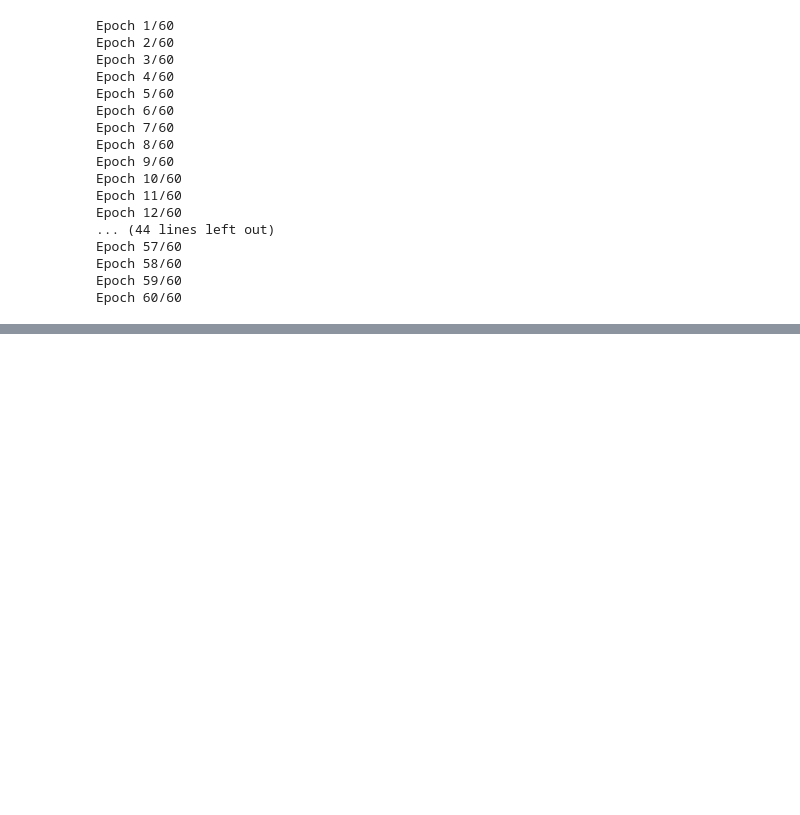
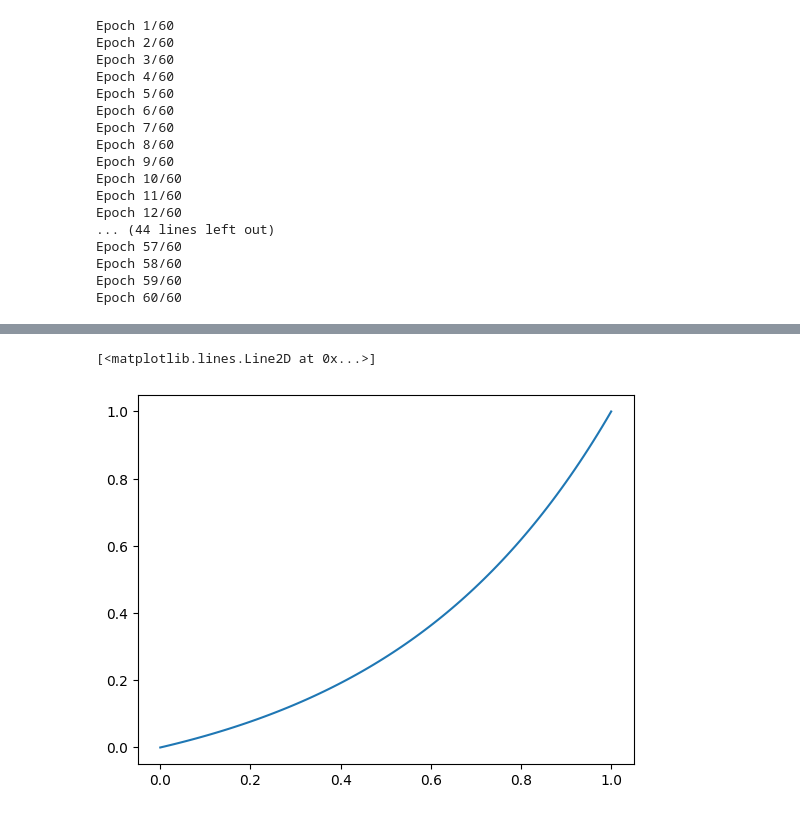
Before and after one commit to ChristianPorsmose/UR3eDTCourse, a Jupyter notebook: DTsolution/models/wear_localization/model_training.ipynb, the cells around one changed output, grey strips where cells are left out. Cells and saved outputs as stored; diff of their text form; code cells hidden in the pictures; blank space fills up the shorter version.

```diff
--- a/DTsolution/models/wear_localization/model_training.ipynb
+++ b/DTsolution/models/wear_localization/model_training.ipynb
@@ -626,0 +616,10 @@ test(model, train_loader, loss_fn), test(model, test_loader, loss_fn)
+# %%
+s = 2
+
+xxxxx = np.linspace(0, 1, 100)
+yyyy = (np.exp(s*xxxxx)-1)/(np.exp(s)-1)
+
+plt.plot(xxxxx, yyyy)
+# %% [output]
+[<matplotlib.lines.Line2D at 0x...>]
+[figure, added]
```
Also changed, not shown: parts of 4 cells of this notebook.
